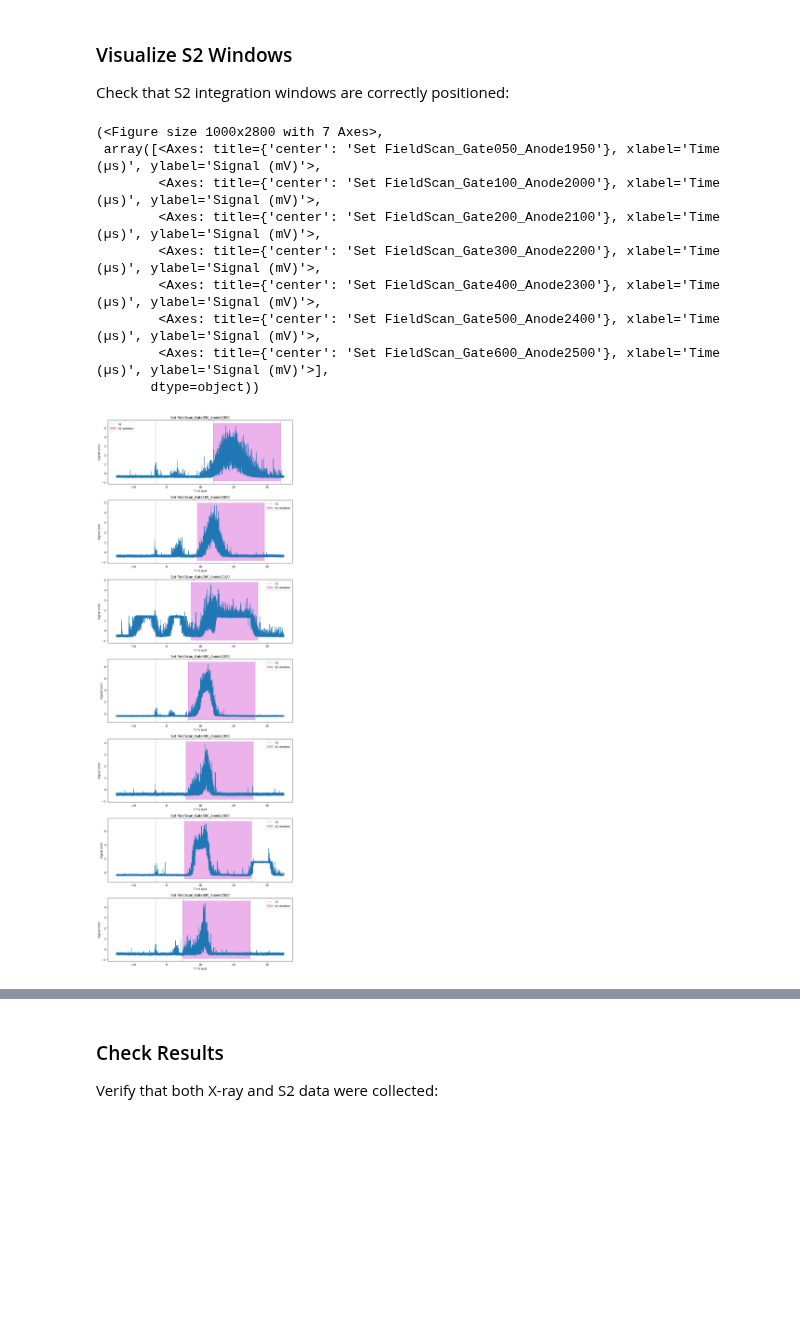
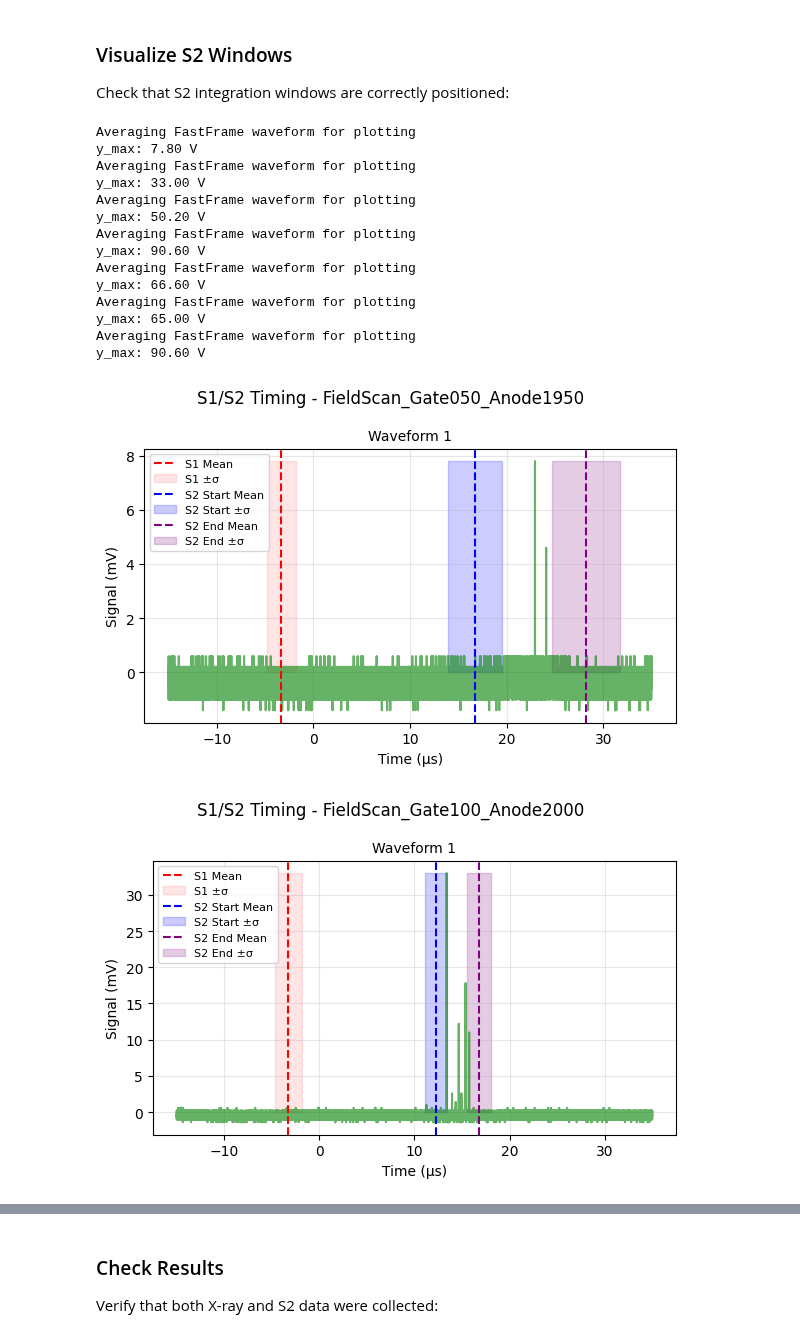
Before and after one commit to proscrite/RaTag, a Jupyter notebook: notebooks/run_analysis_unified_pipeline.ipynb, the cells around one changed output, grey strips where cells are left out. Cells and saved outputs as stored; diff of their text form; code cells hidden in the pictures; blank space fills up the shorter version.

```diff
--- a/notebooks/run_analysis_unified_pipeline.ipynb
+++ b/notebooks/run_analysis_unified_pipeline.ipynb
@@ -162,15 +174,22 @@ If automatic S1 estimation is off for some sets, adjust manually:
 Check that S2 integration windows are correctly positioned:
 # %%
 # Plot S2 windows for visual verification
-plotting.plot_run_winS2(run8, ts2_tol=-2.7, scroll=False)
+for s in run8.sets:
+    plotting.plot_waveforms_with_s1_s2(s, n_waveforms=1)
 # %% [output]
-(<Figure size 1000x2800 with 7 Axes>,
- array([<Axes: title={'center': 'Set FieldScan_Gate050_Anode1950'}, xlabel='Time (µs)', ylabel='Signal (mV)'>,
-        <Axes: title={'center': 'Set FieldScan_Gate100_Anode2000'}, xlabel='Time (µs)', ylabel='Signal (mV)'>,
-        <Axes: title={'center': 'Set FieldScan_Gate200_Anode2100'}, xlabel='Time (µs)', ylabel='Signal (mV)'>,
-        <Axes: title={'center': 'Set FieldScan_Gate300_Anode2200'}, xlabel='Time (µs)', ylabel='Signal (mV)'>,
-        <Axes: title={'center': 'Set FieldScan_Gate400_Anode2300'}, xlabel='Time (µs)', ylabel='Signal (mV)'>,
-        <Axes: title={'center': 'Set FieldScan_Gate500_Anode2400'}, xlabel='Time (µs)', ylabel='Signal (mV)'>,
-        <Axes: title={'center': 'Set FieldScan_Gate600_Anode2500'}, xlabel='Time (µs)', ylabel='Signal (mV)'>],
-       dtype=object))
+Averaging FastFrame waveform for plotting
+y_max: 7.80 V
+Averaging FastFrame waveform for plotting
+y_max: 33.00 V
+Averaging FastFrame waveform for plotting
+y_max: 50.20 V
+Averaging FastFrame waveform for plotting
+y_max: 90.60 V
+Averaging FastFrame waveform for plotting
+y_max: 66.60 V
+Averaging FastFrame waveform for plotting
+y_max: 65.00 V
+Averaging FastFrame waveform for plotting
+y_max: 90.60 V
-[figure, old version]
+[figure, new version]
+[figure, added]
```
Also changed, not shown: parts of 17 cells of this notebook, 10 other files.
